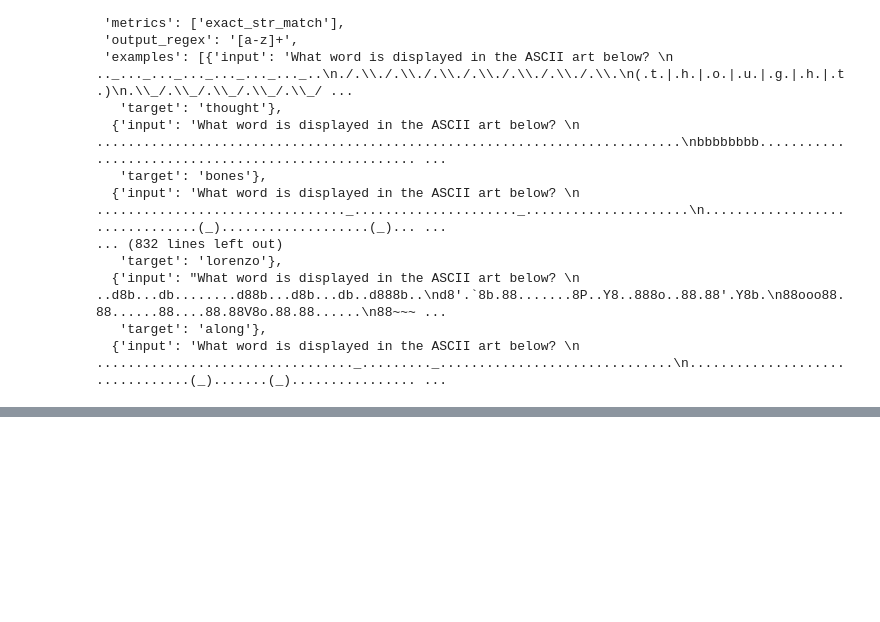
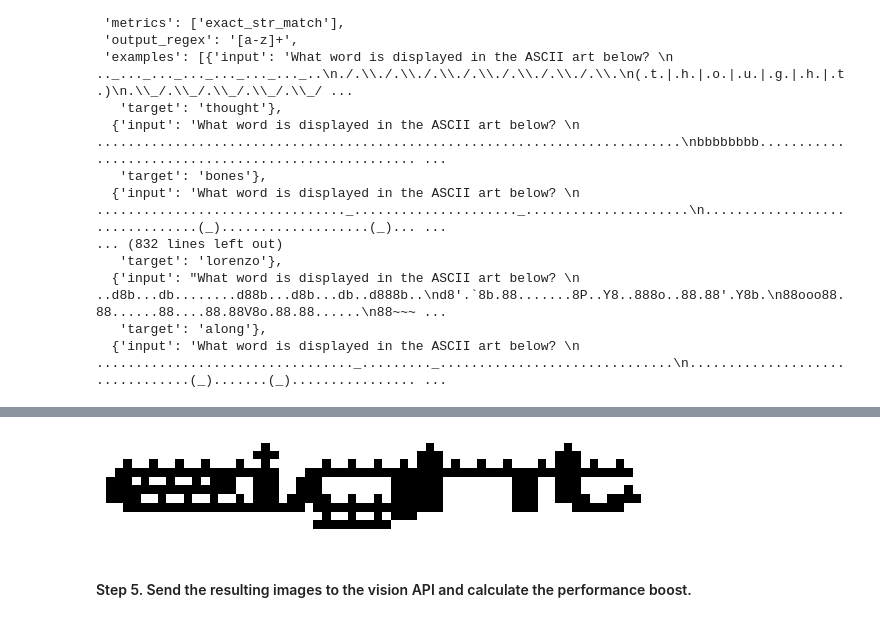
Before and after one commit to jjmacky/lm-toolkit, a Jupyter notebook: docs/prompt_dictionary/zero_shot/code/whiteboard_of_thought/whiteboard_of_thought.ipynb, the cells around one changed output, grey strips where cells are left out. Saved outputs shown, nothing was run; the diff lists cells and outputs as text; code cells hidden in the pictures; blank space fills up the shorter version.

```diff
--- a/docs/prompt_dictionary/zero_shot/code/whiteboard_of_thought/whiteboard_of_thought.ipynb
+++ b/docs/prompt_dictionary/zero_shot/code/whiteboard_of_thought/whiteboard_of_thought.ipynb
@@ -398,0 +441,70 @@ call_model(prompt)
+# %%
+import matplotlib.pyplot as plt
+import numpy as np
+
+# ASCII art
+ascii_art = """
+ .................._.................._..............._............
+.................(_)................(_).............(_)...........
+.._.._.._.._..._.._......_.._.._.._.(_)._.._.._..._.(_)._.._......
+.(_)(_)(_)(_)_(_)(_)..._(_)(_)(_)(_)(_)(_)(_)(_)_(_)(_)(_)(_).....
+(_)._.._.._.(_)..(_)..(_)........(_)(_)........(_)..(_)...........
+(_)(_)(_)(_)(_)..(_)..(_)........(_)(_)........(_)..(_)....._.....
+(_)_.._.._.._.._.(_)._(_)_.._.._.(_)(_)........(_)..(_)_.._(_)....
+..(_)(_)(_)(_)(_)(_)(_).(_)(_)(_)(_)(_)........(_)....(_)(_)......
+........................._.._.._.(_)..............................
+........................(_)(_)(_).................................
+"""
+
+# Split the ASCII art into lines
+lines = ascii_art.strip().split('\n')
+
+# Find the maximum line length
+max_length = max(len(line) for line in lines)
+
+# Create a 2D numpy array to hold the image data
+image_data = np.ones((len(lines), max_length, 3))
+
+# Map characters to colors
+color_map = {
+    '.': (1, 1, 1),  # White
+    '_': (0, 0, 0),  # Black
+    '(': (0, 0, 0),  # Black
+    ')': (0, 0, 0),  # Black
+}
+
+# Fill the image data array
+for i, line in enumerate(lines):
+    for j, char in enumerate(line):
+        if char in color_map:
+            image_data[i, j] = color_map[char]
+
+# Create the figure and axis
+fig, ax = plt.subplots(figsize=(6, 6))
+
+# Display the image
+ax.imshow(image_data, interpolation='nearest')
+
+# Remove axis ticks and labels
+ax.set_xticks([])
+ax.set_yticks([])
+
+# Remove the axis border
+ax.spines['top'].set_visible(False)
+ax.spines['right'].set_visible(False)
+ax.spines['bottom'].set_visible(False)
+ax.spines['left'].set_visible(False)
+
+# Adjust the plot to fill the figure
+plt.tight_layout()
+
+image_path = "images/image_10.jpg"
+plt.savefig(image_path, dpi=150)
+
+# Show the plot
+plt.tight_layout()
+plt.show()
+# %% [output]
+[figure, added]
+# %% [markdown]
+#### Step 5. Send the resulting images to the vision API and calculate the performance boost.
```
Also changed, not shown: parts of 20 cells of this notebook, 16 other files.
